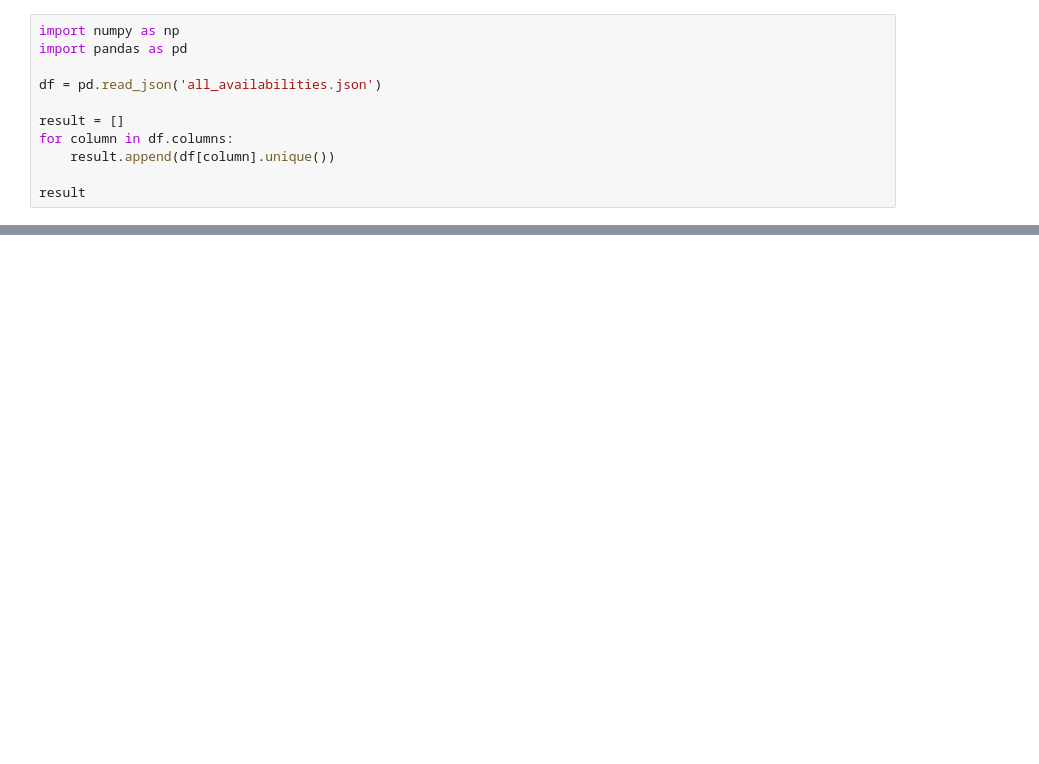
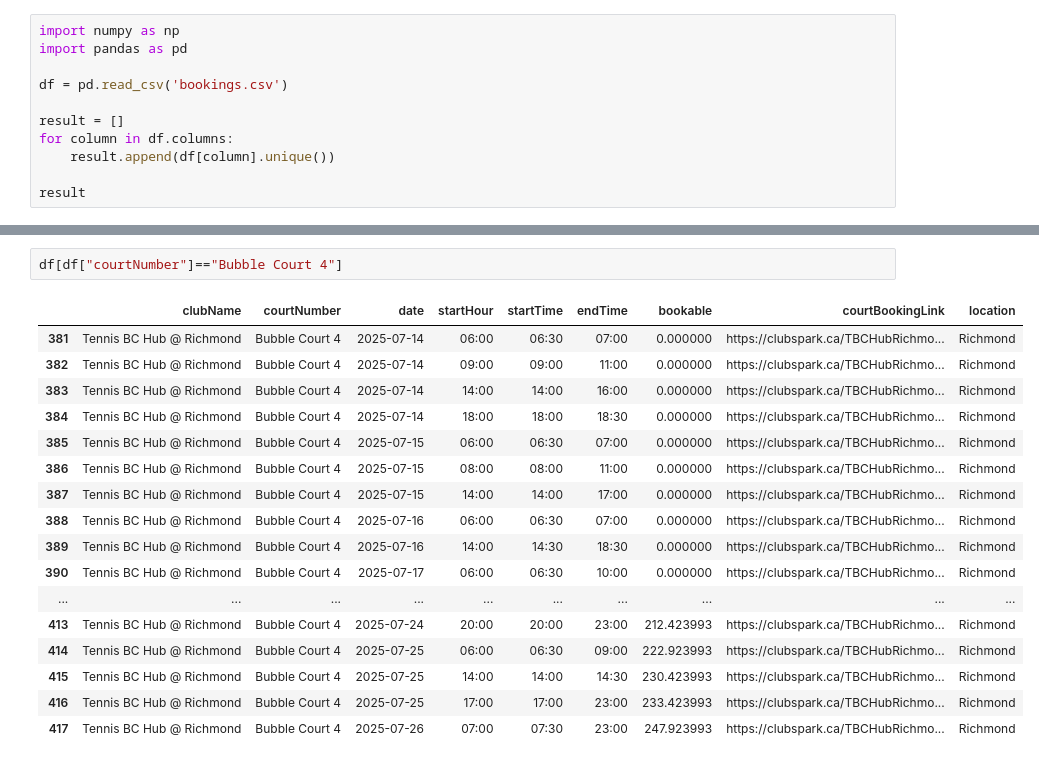
Before and after one commit to JYC-L/open-tennis-court-vancouver, a Jupyter notebook: backend/src/services/TennisBcHubScrapper/test_interface.ipynb, the cells around one changed output, grey strips where cells are left out. Drawn from its saved outputs; the diff is of its cells as text; blank space fills up the shorter version.

```diff
--- a/backend/src/services/TennisBcHubScrapper/test_interface.ipynb
+++ b/backend/src/services/TennisBcHubScrapper/test_interface.ipynb
@@ -18,7 +5,7 @@ Note: you may need to restart the kernel to use updated packages.
 import numpy as np
 import pandas as pd
 
-df = pd.read_json('all_availabilities.json')
+df = pd.read_csv('bookings.csv')
 
 result = []
 for column in df.columns:
@@ -60,0 +51,20 @@ print(df['date'].max()-df['date'].min())
+# %%
+df[df["courtNumber"]=="Bubble Court 4"]
+# %% [output]
+|  | clubName | courtNumber | date | startHour | startTime | endTime | bookable | courtBookingLink | location |
+| 381 | Tennis BC Hub @ Richmond | Bubble Court 4 | 2025-07-14 | 06:00 | 06:30 | 07:00 | 0.000000 | https://clubspark.ca/TBCHubRichmo... | Richmond |
+| 382 | Tennis BC Hub @ Richmond | Bubble Court 4 | 2025-07-14 | 09:00 | 09:00 | 11:00 | 0.000000 | https://clubspark.ca/TBCHubRichmo... | Richmond |
+| 383 | Tennis BC Hub @ Richmond | Bubble Court 4 | 2025-07-14 | 14:00 | 14:00 | 16:00 | 0.000000 | https://clubspark.ca/TBCHubRichmo... | Richmond |
+| 384 | Tennis BC Hub @ Richmond | Bubble Court 4 | 2025-07-14 | 18:00 | 18:00 | 18:30 | 0.000000 | https://clubspark.ca/TBCHubRichmo... | Richmond |
+| 385 | Tennis BC Hub @ Richmond | Bubble Court 4 | 2025-07-15 | 06:00 | 06:30 | 07:00 | 0.000000 | https://clubspark.ca/TBCHubRichmo... | Richmond |
+| 386 | Tennis BC Hub @ Richmond | Bubble Court 4 | 2025-07-15 | 08:00 | 08:00 | 11:00 | 0.000000 | https://clubspark.ca/TBCHubRichmo... | Richmond |
+| 387 | Tennis BC Hub @ Richmond | Bubble Court 4 | 2025-07-15 | 14:00 | 14:00 | 17:00 | 0.000000 | https://clubspark.ca/TBCHubRichmo... | Richmond |
+| 388 | Tennis BC Hub @ Richmond | Bubble Court 4 | 2025-07-16 | 06:00 | 06:30 | 07:00 | 0.000000 | https://clubspark.ca/TBCHubRichmo... | Richmond |
+| 389 | Tennis BC Hub @ Richmond | Bubble Court 4 | 2025-07-16 | 14:00 | 14:30 | 18:30 | 0.000000 | https://clubspark.ca/TBCHubRichmo... | Richmond |
+| 390 | Tennis BC Hub @ Richmond | Bubble Court 4 | 2025-07-17 | 06:00 | 06:30 | 10:00 | 0.000000 | https://clubspark.ca/TBCHubRichmo... | Richmond |
+| ... | ... | ... | ... | ... | ... | ... | ... | ... | ... |
+| 413 | Tennis BC Hub @ Richmond | Bubble Court 4 | 2025-07-24 | 20:00 | 20:00 | 23:00 | 212.423993 | https://clubspark.ca/TBCHubRichmo... | Richmond |
+| 414 | Tennis BC Hub @ Richmond | Bubble Court 4 | 2025-07-25 | 06:00 | 06:30 | 09:00 | 222.923993 | https://clubspark.ca/TBCHubRichmo... | Richmond |
+| 415 | Tennis BC Hub @ Richmond | Bubble Court 4 | 2025-07-25 | 14:00 | 14:00 | 14:30 | 230.423993 | https://clubspark.ca/TBCHubRichmo... | Richmond |
+| 416 | Tennis BC Hub @ Richmond | Bubble Court 4 | 2025-07-25 | 17:00 | 17:00 | 23:00 | 233.423993 | https://clubspark.ca/TBCHubRichmo... | Richmond |
+| 417 | Tennis BC Hub @ Richmond | Bubble Court 4 | 2025-07-26 | 07:00 | 07:30 | 23:00 | 247.923993 | https://clubspark.ca/TBCHubRichmo... | Richmond |
```
Also changed, not shown: parts of 5 cells of this notebook, 11 other files.
